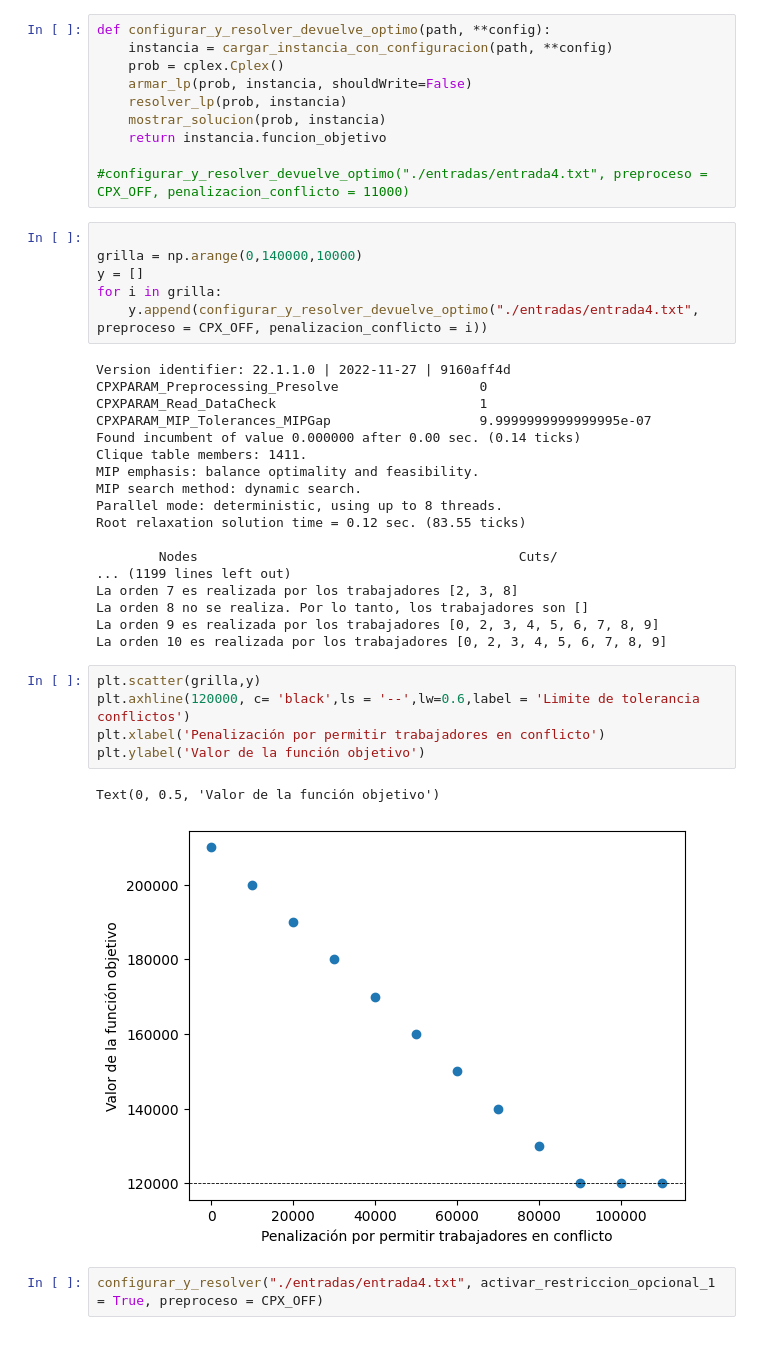
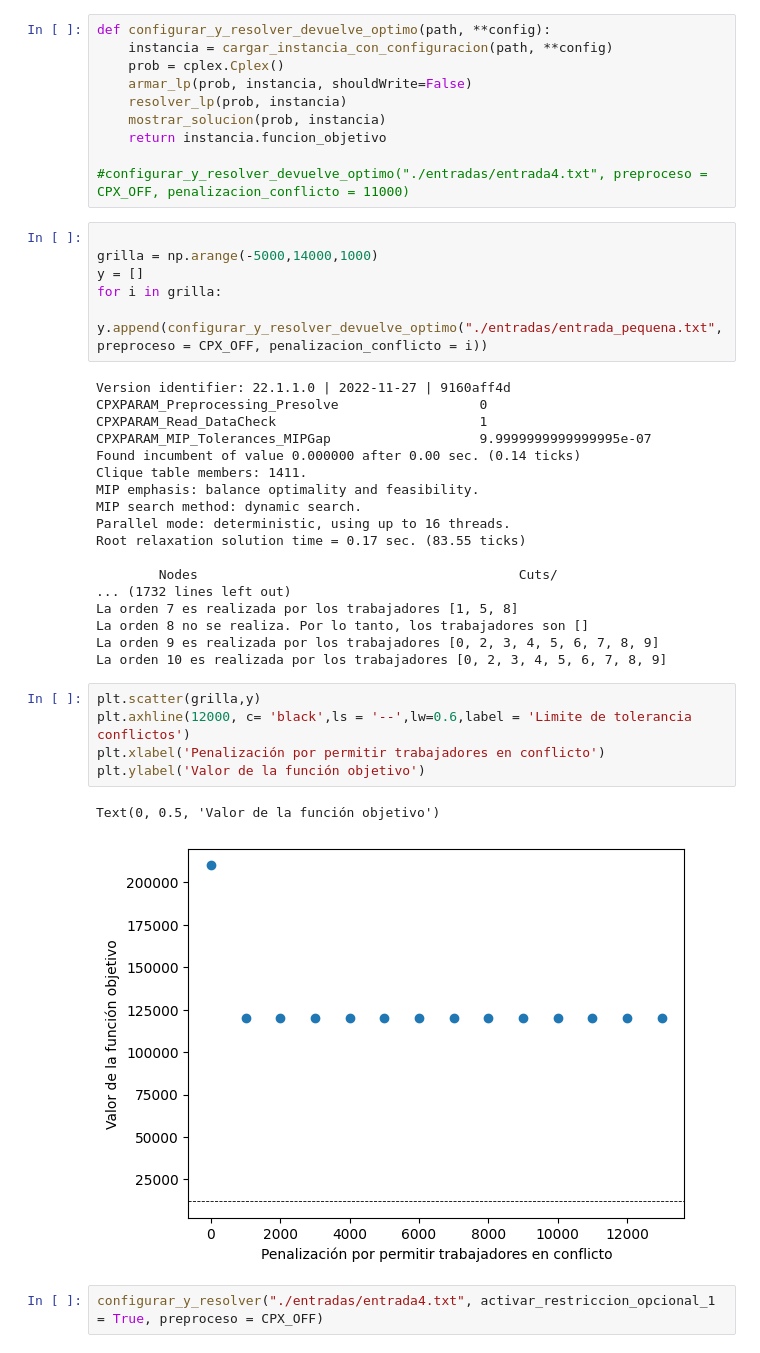
Before and after one commit to Nicopiwi/tps-invop-1c2024, a Jupyter notebook: tp1_ple/notebook.ipynb, the cells around one changed output. Drawn from its saved outputs; the diff is of its cells as text.

```diff
--- a/tp1_ple/notebook.ipynb
+++ b/tp1_ple/notebook.ipynb
@@ -221,10 +268,10 @@ def configurar_y_resolver_devuelve_optimo(path, **config):
 #configurar_y_resolver_devuelve_optimo("./entradas/entrada4.txt", preproceso = CPX_OFF, penalizacion_conflicto = 11000)
 # %%
 
-grilla = np.arange(0,140000,10000)
+grilla = np.arange(-5000,14000,1000)
 y = []
 for i in grilla:
-    y.append(configurar_y_resolver_devuelve_optimo("./entradas/entrada4.txt", preproceso = CPX_OFF, penalizacion_conflicto = i))
+    y.append(configurar_y_resolver_devuelve_optimo("./entradas/entrada_pequena.txt", preproceso = CPX_OFF, penalizacion_conflicto = i))
 # %% [output]
 Version identifier: 22.1.1.0 | 2022-11-27 | 9160aff4d
 CPXPARAM_Preprocessing_Presolve                  0
@@ -234,23 +281,23 @@ Found incumbent of value 0.000000 after 0.00 sec. (0.14 ticks)
 Clique table members: 1411.
 MIP emphasis: balance optimality and feasibility.
 MIP search method: dynamic search.
-Parallel mode: deterministic, using up to 8 threads.
-Root relaxation solution time = 0.12 sec. (83.55 ticks)
+Parallel mode: deterministic, using up to 16 threads.
+Root relaxation solution time = 0.17 sec. (83.55 ticks)
 
         Nodes                                         Cuts/
-... (1199 lines left out)
-La orden 7 es realizada por los trabajadores [2, 3, 8]
+... (1732 lines left out)
+La orden 7 es realizada por los trabajadores [1, 5, 8]
 La orden 8 no se realiza. Por lo tanto, los trabajadores son []
 La orden 9 es realizada por los trabajadores [0, 2, 3, 4, 5, 6, 7, 8, 9]
 La orden 10 es realizada por los trabajadores [0, 2, 3, 4, 5, 6, 7, 8, 9]
 # %%
 plt.scatter(grilla,y)
-plt.axhline(120000, c= 'black',ls = '--',lw=0.6,label = 'Limite de tolerancia conflictos')
+plt.axhline(12000, c= 'black',ls = '--',lw=0.6,label = 'Limite de tolerancia conflictos')
 plt.xlabel('Penalización por permitir trabajadores en conflicto')
 plt.ylabel('Valor de la función objetivo')
 # %% [output]
 Text(0, 0.5, 'Valor de la función objetivo')
-[figure, old version]
+[figure, new version]
 # %%
 configurar_y_resolver("./entradas/entrada4.txt", activar_restriccion_opcional_1 = True, preproceso = CPX_OFF)
 # %% [output]
```
Also changed, not shown: parts of 8 cells of this notebook, 10 other files.
